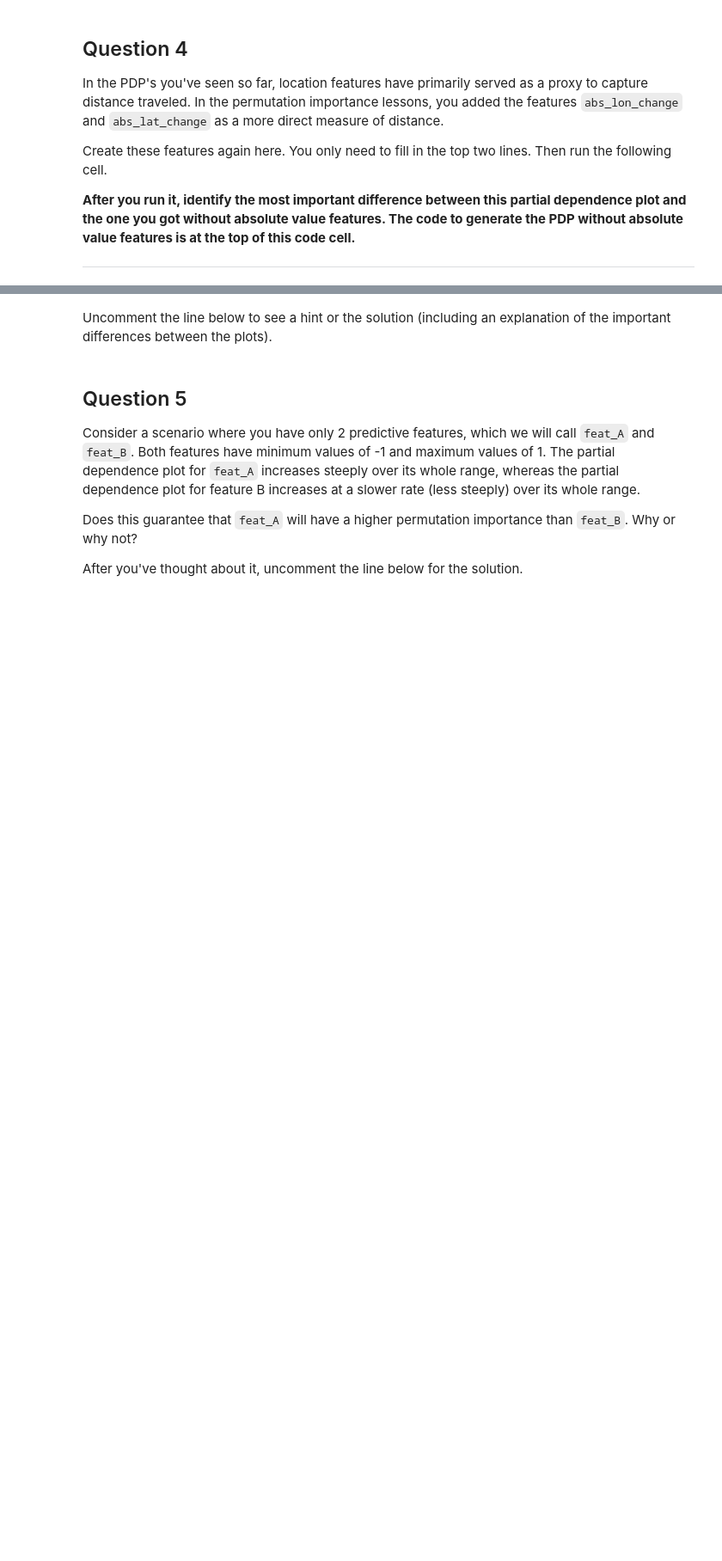
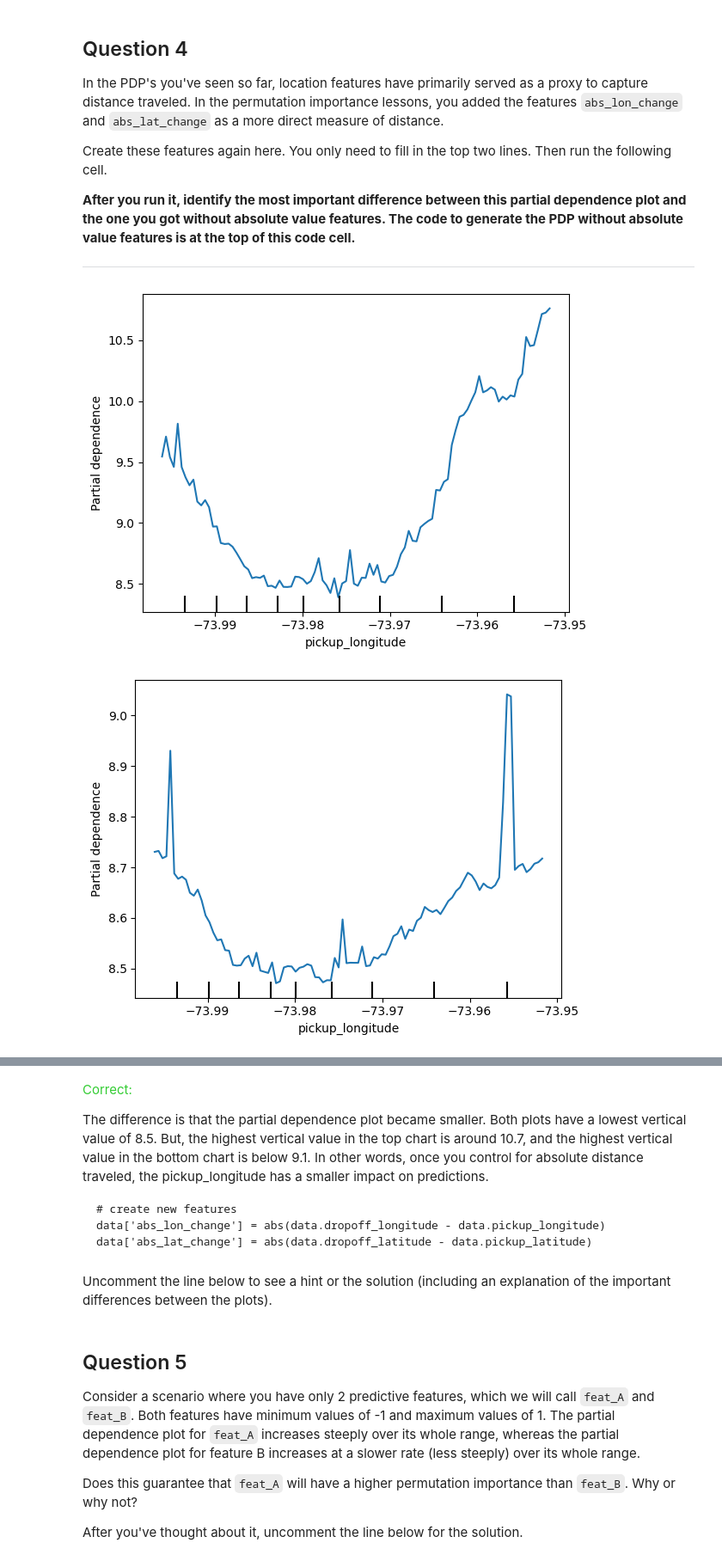
Before and after one commit to Airlectric/Data_Analytics_Kaggle_Projects, a Jupyter notebook: exercise-partial-plots.ipynb, the cells around one changed output, grey strips where cells are left out. Shown at 86% size. Cells and saved outputs as stored; diff of their text form; code cells hidden in the pictures; blank space fills up the shorter version.

Commit message:
Kaggle Notebook | Exercise: Partial Plots | Version 2

```diff
--- a/exercise-partial-plots.ipynb
+++ b/exercise-partial-plots.ipynb
@@ -188,28 +198,31 @@ Create these features again here. You only need to fill in the top two lines.  T
 # %%
 # This is the PDP for pickup_longitude without the absolute difference features. Included here to help compare it to the new PDP you create
 feat_name = 'pickup_longitude'
 PartialDependenceDisplay.from_estimator(first_model, val_X, [feat_name])
 plt.show()
 
 # Your code here
 # create new features
-data['abs_lon_change'] = ____
-data['abs_lat_change'] = ____
+data['abs_lon_change'] = abs(data.dropoff_longitude - data.pickup_longitude)
+data['abs_lat_change'] = abs(data.dropoff_latitude - data.pickup_latitude)
 
 features_2  = ['pickup_longitude',
                'pickup_latitude',
                'dropoff_longitude',
                'dropoff_latitude',
                'abs_lat_change',
                'abs_lon_change']
 
 X = data[features_2]
 new_train_X, new_val_X, new_train_y, new_val_y = train_test_split(X, y, random_state=1)
 second_model = RandomForestRegressor(n_estimators=30, random_state=1).fit(new_train_X, new_train_y)
 
 feat_name = 'pickup_longitude'
 disp = PartialDependenceDisplay.from_estimator(second_model, new_val_X, [feat_name])
 plt.show()
 
 # Check your answer
 q_4.check()
+# %% [output]
+[figure, added]
+[figure, added]
@@ -216,3 +230,11 @@ q_4.check()
+<span style="color:#33cc33">Correct:</span>
+
+
+The difference is that the partial dependence plot became smaller. Both plots have a lowest vertical value of 8.5.  But, the highest vertical value in the top chart is around 10.7, and the highest vertical value in the bottom chart is below 9.1.  In other words, once you control for absolute distance traveled, the pickup_longitude has a smaller impact on predictions.
+
+    # create new features
+    data['abs_lon_change'] = abs(data.dropoff_longitude - data.pickup_longitude)
+    data['abs_lat_change'] = abs(data.dropoff_latitude - data.pickup_latitude)
 # %% [markdown]
 Uncomment the line below to see a hint or the solution (including an explanation of the important differences between the plots).
 # %%
```
Also changed, not shown: parts of 9 cells of this notebook.
